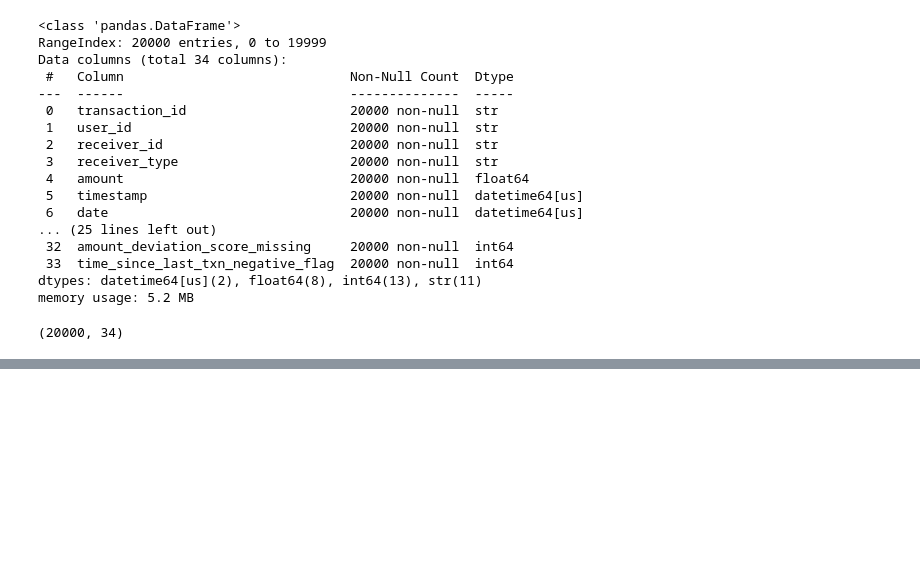
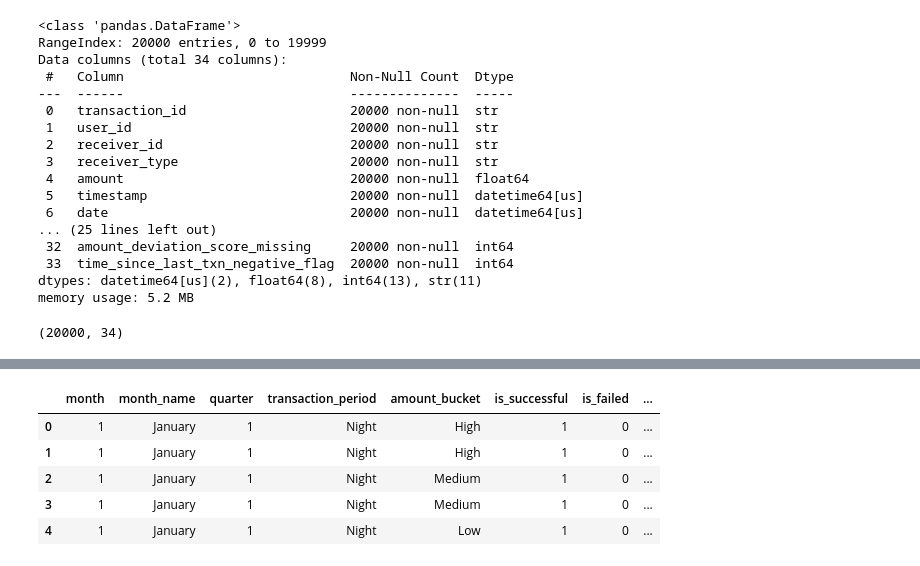
Before and after one commit to Angadthakur/upi-transaction-analyzer, a Jupyter notebook: notebooks/analysis.ipynb, the cells around one changed output, grey strips where cells are left out. Cells and saved outputs as stored; diff of their text form; code cells hidden in the pictures; blank space fills up the shorter version.

Commit message:
Engineer transaction features for risk analysis

```diff
--- a/notebooks/analysis.ipynb
+++ b/notebooks/analysis.ipynb
@@ -329,0 +370,2 @@ df_clean.shape
+# %%
+df_clean['kyc_risk_flag'] = (df_clean['user_kyc_status'] == 'Not Verified').astype(int)
@@ -329,0 +384,48 @@ df_clean.shape
+# %%
+df_clean['high_failed_attempts_flag'] = (
+    df_clean['failed_attempts_last_24h'] >= 3
+).astype(int)
+# %%
+df_clean['risk_score'] = (
+    df_clean['kyc_risk_flag']
+    + df_clean['new_device_flag']
+    + df_clean['ip_location_mismatch']
+    + df_clean['high_failed_attempts_flag']
+    + df_clean['high_velocity_flag']
+    + df_clean['high_amount_deviation_flag']
+    + df_clean['is_night_transaction']
+)
+# %%
+def get_risk_level(score):
+    if score <=1:
+        return 'Low Risk'
+    elif score <=3:
+        return 'Medium Risk'
+    else:
+        return 'High Risk'
+df_clean['risk_level'] = df_clean['risk_score'].apply(get_risk_level)
+# %%
+new_columns = [
+    'month',
+    'month_name',
+    'quarter',
+    'transaction_period',
+    'amount_bucket',
+    'is_successful',
+    'is_failed',
+    'kyc_risk_flag',
+    'high_amount_deviation_flag',
+    'high_velocity_flag',
+    'high_failed_attempts_flag',
+    'risk_score',
+    'risk_level'
+]
+
+df_clean[new_columns].head()
+# %% [output]
+|  | month | month_name | quarter | transaction_period | amount_bucket | is_successful | is_failed | ... |
+| 0 | 1 | January | 1 | Night | High | 1 | 0 | ... |
+| 1 | 1 | January | 1 | Night | High | 1 | 0 | ... |
+| 2 | 1 | January | 1 | Night | Medium | 1 | 0 | ... |
+| 3 | 1 | January | 1 | Night | Medium | 1 | 0 | ... |
+| 4 | 1 | January | 1 | Night | Low | 1 | 0 | ... |
```
Also changed, not shown: parts of 11 cells of this notebook.
